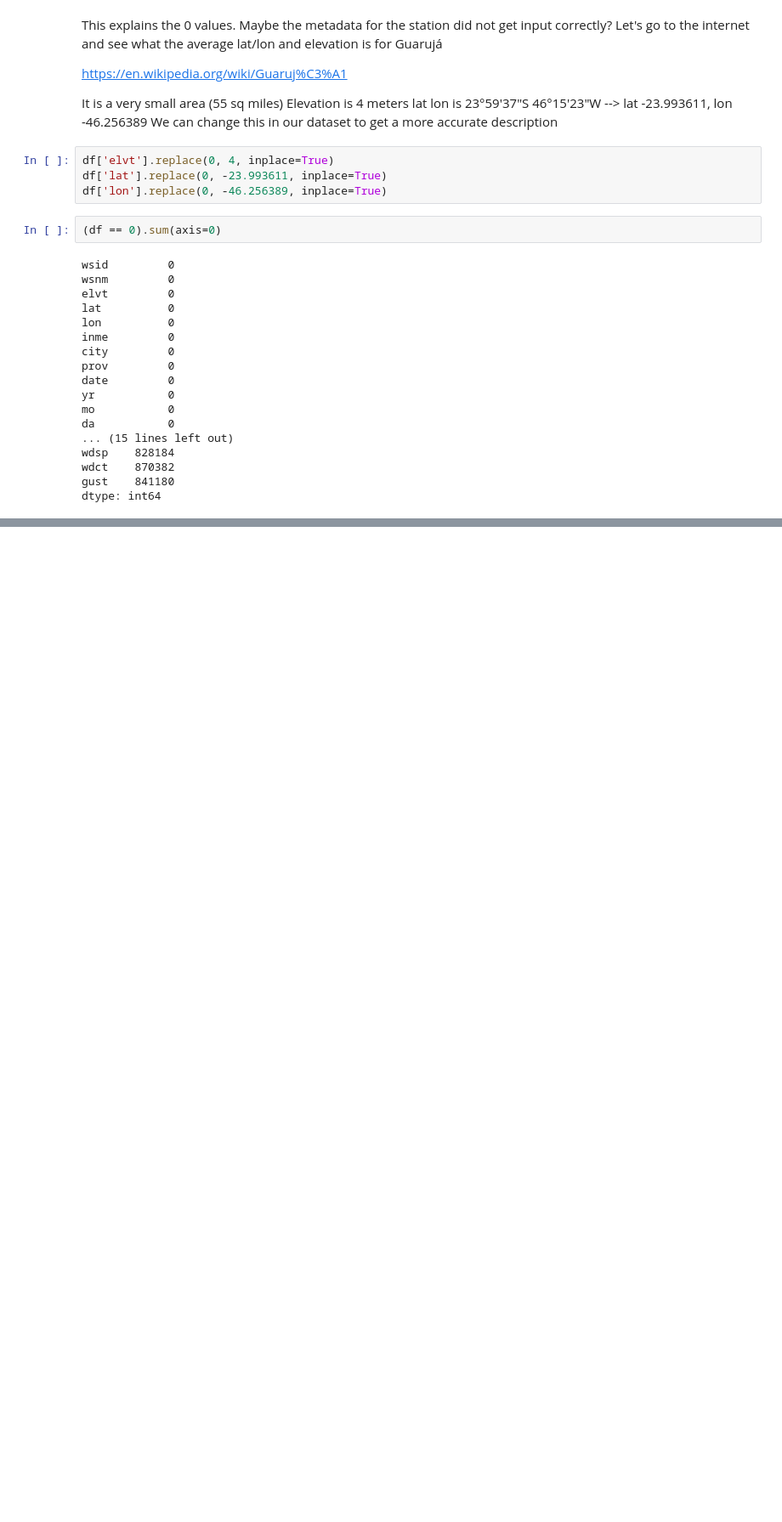
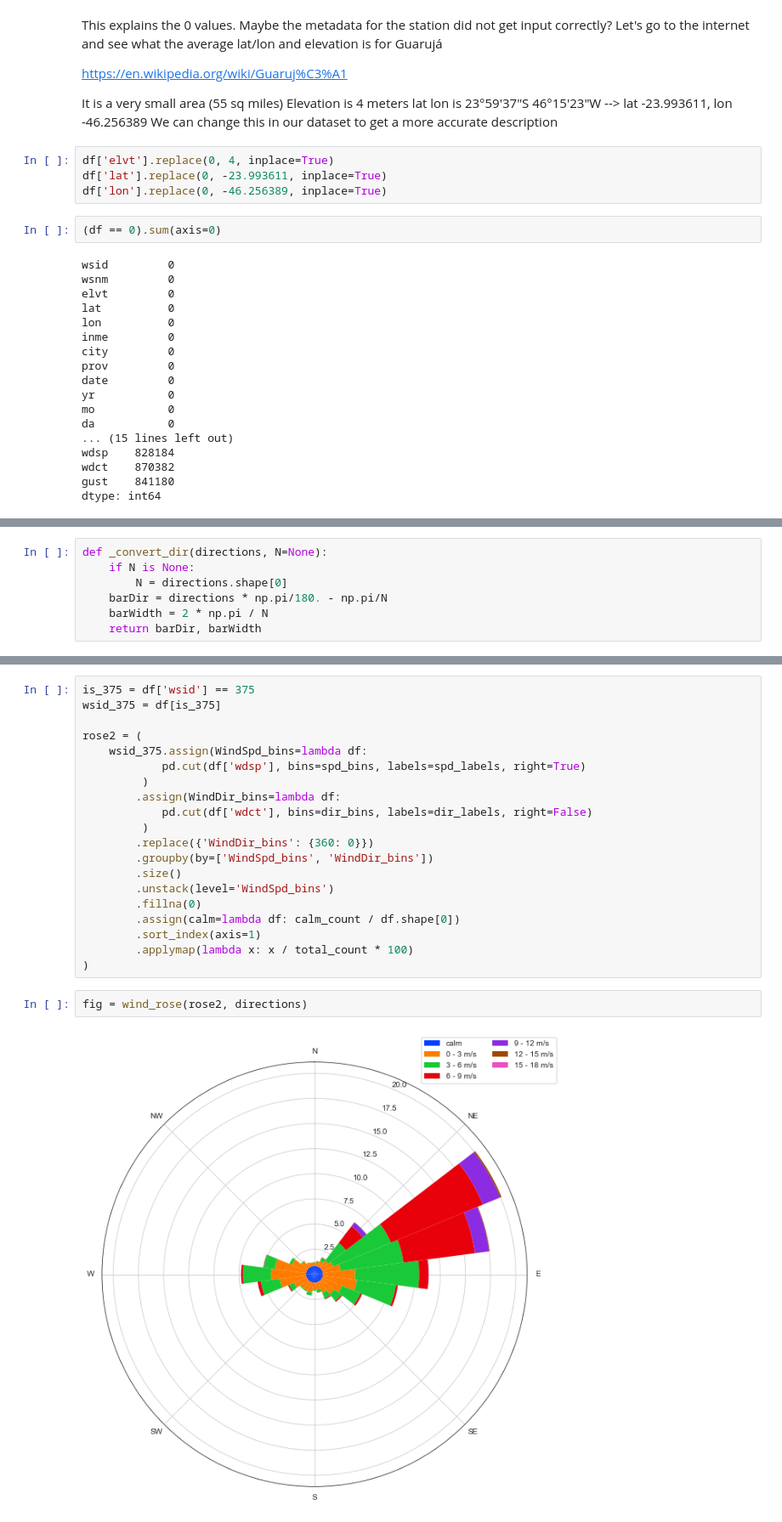
Before and after one commit to sanjayr1/Data_Tools_Brazil_Weather, a Jupyter notebook: Data_presentation.ipynb, the cells around one changed output, grey strips where cells are left out. Shown: that part at 85% size. Saved outputs shown, nothing was run; the diff lists cells and outputs as text; blank space fills up the shorter version.

```diff
--- a/Data_presentation.ipynb
+++ b/Data_presentation.ipynb
@@ -139,0 +142,7 @@ map = df[["wdsp", "wdct"]].drop_duplicates()
+# %%
+def _convert_dir(directions, N=None):
+    if N is None:
+        N = directions.shape[0]
+    barDir = directions * np.pi/180. - np.pi/N
+    barWidth = 2 * np.pi / N
+    return barDir, barWidth
@@ -139,0 +212,24 @@ map = df[["wdsp", "wdct"]].drop_duplicates()
+# %%
+is_375 = df['wsid'] == 375
+wsid_375 = df[is_375]
+
+rose2 = (
+    wsid_375.assign(WindSpd_bins=lambda df:
+            pd.cut(df['wdsp'], bins=spd_bins, labels=spd_labels, right=True)
+         )
+        .assign(WindDir_bins=lambda df:
+            pd.cut(df['wdct'], bins=dir_bins, labels=dir_labels, right=False)
+         )
+        .replace({'WindDir_bins': {360: 0}})
+        .groupby(by=['WindSpd_bins', 'WindDir_bins'])
+        .size()
+        .unstack(level='WindSpd_bins')
+        .fillna(0)
+        .assign(calm=lambda df: calm_count / df.shape[0])
+        .sort_index(axis=1)
+        .applymap(lambda x: x / total_count * 100)
+)
+# %%
+fig = wind_rose(rose2, directions)
+# %% [output]
+[figure, added]
```
Also changed, not shown: parts of 11 cells of this notebook.
